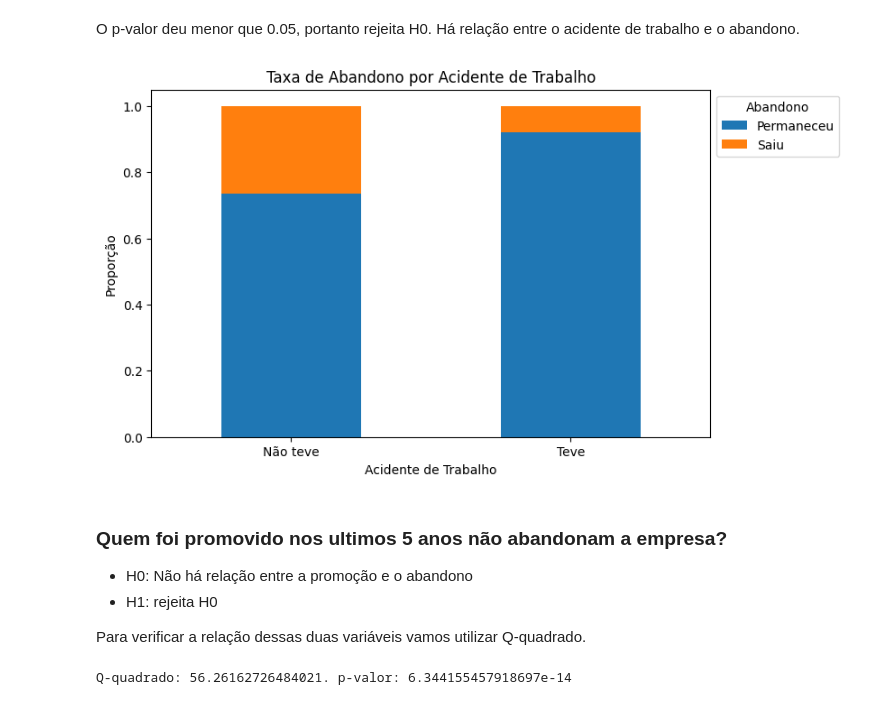
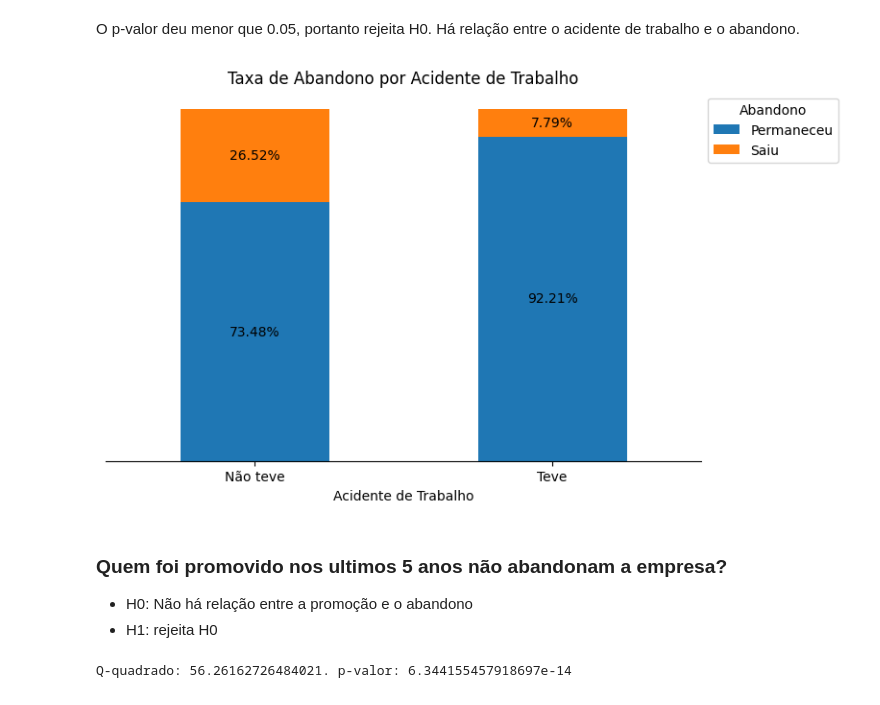
Before and after one commit to YumiiOnoue/ml_predicao_churn, a Jupyter notebook: analise_abandono.ipynb, the cells around one changed output. Saved outputs shown, nothing was run; the diff lists cells and outputs as text; code cells hidden in the pictures.

Commit message:
Atualização nos layouts dos gráficos e classificação das variáveis mais importantes

```diff
--- a/analise_abandono.ipynb
+++ b/analise_abandono.ipynb
@@ -369,10 +389,0 @@ projetos_df
-# %%
-# Distribuição dos números de projetos
-plt.figure(figsize=(8,5))
-ax = sns.barplot(y='Percentual (%)', x=projetos_df.index, data=projetos_df)
-for container in ax.containers:
-    ax.bar_label(container)
-plt.title('Percentual de Projetos por Funcionários')
-plt.xlabel('Número de Projetos')
-plt.ylabel('Percentual (%)')
-plt.show()
@@ -386,7 +398,16 @@ abandono = df['left'].value_counts()
 abandono_percentual = round((abandono / len(df) * 100),2)
 abandono_df = pd.DataFrame({'Quantidade': abandono, 'Percentual (%)': abandono_percentual})
 abandono_df.index = abandono_df.index.map({0: 'Não', 1: 'Sim'})
-abandono_df.index.name = 'Abandono'
-abandono_df.reset_index(inplace=True)
-abandono_df
+
+# Distribuição dos funcionários que deixaram a empresa
+plt.figure(figsize=(8,5))
+ax = sns.barplot(y='Percentual (%)', x=abandono_df.index, data=abandono_df)
+for container in ax.containers:
+    labels = [f'{v.get_height():.2f}%' for v in container]
+    ax.bar_label(container, labels=labels)
+sns.despine(left=True)
+plt.gca().get_yaxis().set_visible(False)
+plt.title('Percentual de Funcionários que Deixaram a Empresa')
+plt.xlabel('Funcionários que Deixaram a Empresa')
+plt.show()
 # %% [output]
@@ -397,10 +414,0 @@ abandono_df
-# %%
-# Distribuição dos funcionários que deixaram a empresa
-plt.figure(figsize=(8,5))
-ax = sns.barplot(y='Percentual (%)', x=abandono_df.index, data=abandono_df)
-for container in ax.containers:
-    ax.bar_label(container)
-plt.title('Percentual de Funcionários que Deixaram a Empresa')
-plt.xlabel('Funcionários que Deixaram a Empresa')
-plt.ylabel('Percentual (%)')
-plt.show()
@@ -541,23 +542,25 @@ O p-valor deu menor que 0.05, portanto rejeita H0. Há relação entre o acident
 # %%
 acidente_abandono = pd.crosstab(df['Work_accident'], df['left'], normalize='index')
 acidente_abandono.index = acidente_abandono.index.map({0: 'Não teve', 1: 'Teve'})
 
 plt.figure(figsize=(8,5))
-acidente_abandono.plot(kind='bar', stacked=True, ax=plt.gca())
+ax = acidente_abandono.plot(kind='bar', stacked=True, ax=plt.gca())
+for container in ax.containers:
+    labels = [f'{v.get_height()*100:.2f}%' for v in container]
+    ax.bar_label(container, labels=labels, label_type='center')
+sns.despine(left=True)
+plt.gca().get_yaxis().set_visible(False)
 plt.title('Taxa de Abandono por Acidente de Trabalho')
 plt.xlabel('Acidente de Trabalho')
-plt.ylabel('Proporção')
 plt.xticks(rotation=0)
 plt.legend(title='Abandono', labels=['Permaneceu', 'Saiu'],  bbox_to_anchor=(1, 1), loc='upper left')
 plt.show()
 # %% [output]
-[figure, old version]
+[figure, new version]
 # %% [markdown]
 ### Quem foi promovido nos ultimos 5 anos não abandonam a empresa?
 * H0: Não há relação entre a promoção e o abandono
 * H1: rejeita H0
-
-Para verificar a relação dessas duas variáveis vamos utilizar Q-quadrado.
 # %%
 # Teste Q-quadrado
 promo_abandono = pd.crosstab(df['promotion_last_5years'], df['left'])
```
Also changed, not shown: parts of 68 cells of this notebook.
